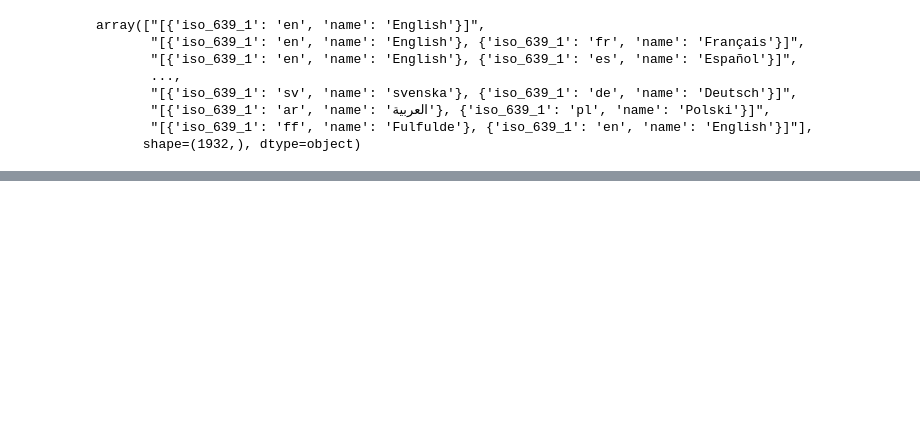
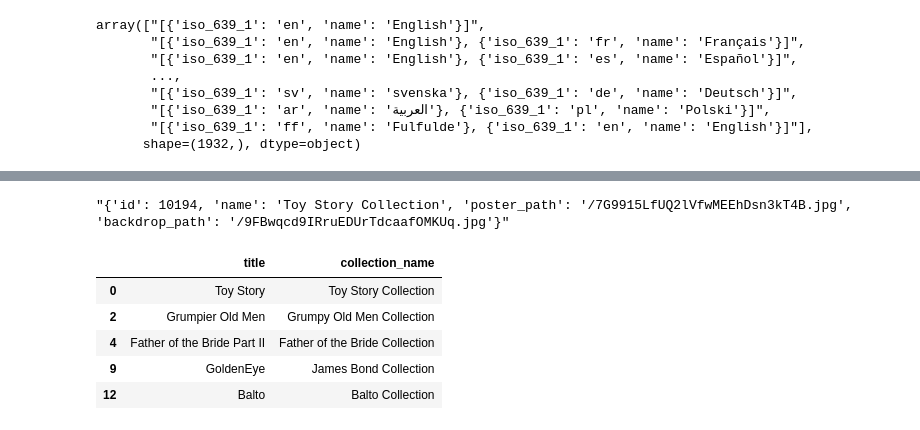
Before and after one commit to Aniket-Mishra/2_AMV10_Visual_Analytics, a Jupyter notebook: data_cleanup/4_combined_cleanup.ipynb, the cells around one changed output, grey strips where cells are left out. Drawn from its saved outputs; the diff is of its cells as text; code cells hidden in the pictures; blank space fills up the shorter version.

```diff
--- a/data_cleanup/4_combined_cleanup.ipynb
+++ b/data_cleanup/4_combined_cleanup.ipynb
@@ -92,7 +108,7 @@ movies_ml_links = pd.merge(movies_ml, links_ml, on='movieId')
 metadata_tmdb = metadata_tmdb.rename(columns={'id': 'tmdbId'})
 movies_full = pd.merge(movies_ml_links, metadata_tmdb, on='tmdbId', how='inner')
 
-movies_full = pd.merge(movies_full, credits_tmdb[['tmdbId', 'director', 'lead_actor']], on='tmdbId', how='left')
+movies_full = pd.merge(movies_full, credits_tmdb[['tmdbId', 'director', 'producer', 'other_lead', 'other_actors','lead_actor']], on='tmdbId', how='left')
 movies_full = pd.merge(movies_full, keywords_tmdb[['tmdbId', 'keywords']], on='tmdbId', how='left')
 movies_full = pd.merge(movies_full, tags_agg, on='movieId', how='left')
 movies_full = pd.merge(movies_full, rating_stats, on='movieId', how='left')
@@ -155,12 +171,12 @@ genre_count_df.head(10)  # Top 10 genres
 | 13 | Mystery | 3205 |
 # %%
 movies_full = movies_full.drop(columns=[
-    'title_x', 'title_y',
-    'vote_average_x', 'vote_average_y',
-    'vote_count_x', 'vote_count_y',
-    'release_year_tmdb', 'release_year_ml',
+    # 'title_x', 'title_y',
+    # 'vote_average_x', 'vote_average_y',
+    # 'vote_count_x', 'vote_count_y',
+    # 'release_year_tmdb', 'release_year_ml',
     'release_date',
-    'genres_x', 'genres_y'
+    # 'genres_x', 'genres_y'
 ])
 
 movies_full = movies_full.rename(columns={'release_date_parsed': 'release_date'})
@@ -207,0 +294,16 @@ array(["[{'iso_639_1': 'en', 'name': 'English'}]",
+# %%
+movies_full.iloc[0]["belongs_to_collection"]
+# %% [output]
+"{'id': 10194, 'name': 'Toy Story Collection', 'poster_path': '/7G9915LfUQ2lVfwMEEhDsn3kT4B.jpg', 'backdrop_path': '/9FBwqcd9IRruEDUrTdcaafOMKUq.jpg'}"
+# %%
+movies_full['collection_name'] = movies_full['belongs_to_collection'].apply(
+    lambda x: ast.literal_eval(x).get('name') if pd.notnull(x) else None
+)
+movies_full.loc[movies_full['collection_name'].notnull(), ['title', 'collection_name']].head()
+# %% [output]
+|  | title | collection_name |
+| 0 | Toy Story | Toy Story Collection |
+| 2 | Grumpier Old Men | Grumpy Old Men Collection |
+| 4 | Father of the Bride Part II | Father of the Bride Collection |
+| 9 | GoldenEye | James Bond Collection |
+| 12 | Balto | Balto Collection |
```
Also changed, not shown: parts of 17 cells of this notebook, 1 other file.
